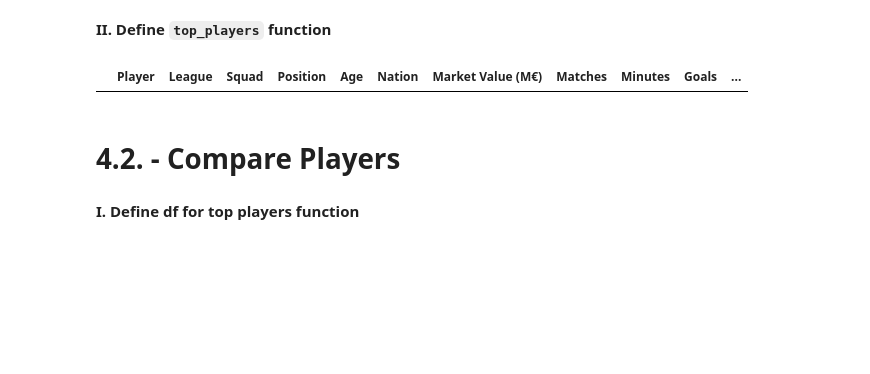
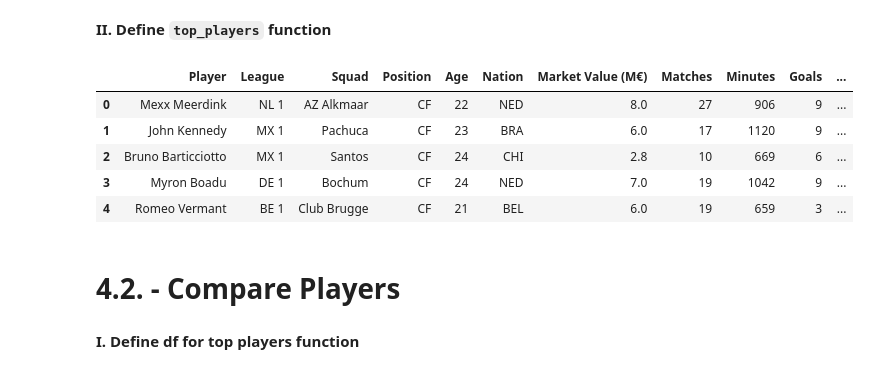
Before and after one commit to pcatarino88/football_scout, a Jupyter notebook: notebooks/4. Scout Functions.ipynb, the cells around one changed output. Drawn from its saved outputs; the diff is of its cells as text; code cells hidden in the pictures; blank space fills up the shorter version.

Commit message:
Several improvements in df for better tab1 table visualization

```diff
--- a/notebooks/4. Scout Functions.ipynb
+++ b/notebooks/4. Scout Functions.ipynb
@@ -50,7 +50,7 @@ cols = [
     # - Passing Accuracy
     'Cmp Passes%','Short Cmp%','Medium Cmp%','Long Cmp%',
     # - Goal Creation
-    'Assists_90m','Key Passes_90m','Goal Creating Actions',
+    'Assists_90m','Key Passes_90m','Goal Creating Actions_90m',
     # - Possession Influence
     'Touches_90m','Carries_90m','Fouls Suffered_90m',
     # - Progressive Carries
@@ -60,7 +60,7 @@ cols = [
     # - Aerial Influence
     'Aerial Duels_90m','Aerial Duels Won%',
     # - Defensive Influence
-    'Tackles_90m','Tackles Won_90m','Blocks_90m','Interceptions_90m','Clearances_90m','Ball Recoveries_90m',
+    'Tackles Won_90m','Blocks_90m','Interceptions_90m','Clearances_90m','Ball Recoveries_90m',
     # - Discipline and Consistency
     'Own Goals_90m','Errors_90m','Yellow Cards_90m','Red Cards_90m','Fouls Commited_90m','Penalty Commited_90m'
 ]
@@ -109,12 +109,12 @@ def top_players(
         "Shooting": ["Shoots_90m","Shoots on Target_90m","Goals/Shoot","FreeKick Tacker"],
         "Passing Influence": ["Short Cmp_90m","Medium Cmp_90m","Long Cmp_90m","Prog Passes_90m","Pass Prog Distance_90m"],
         "Passing Accuracy": ['Cmp Passes%','Short Cmp%','Medium Cmp%','Long Cmp%'],
-        "Goal Creation": ['Assists_90m','Key Passes_90m','Goal Creating Actions'],
+        "Goal Creation": ['Assists_90m','Key Passes_90m','Goal Creating Actions_90m'],
         "Possession Influence": ['Touches_90m','Carries_90m','Fouls Suffered_90m'],
         "Progression": ['Prog Carries_90m','Carries PrgDist_90m'],
         "Dribling": ['Take-Ons Succ_90m','Take-Ons Succ%'],
         "Aerial Influence": ['Aerial Duels_90m','Aerial Duels Won%'],
-        "Defensive Influence": ['Tackles_90m','Tackles Won_90m','Blocks_90m','Interceptions_90m','Clearances_90m','Ball Recoveries_90m'],
+        "Defensive Influence": ['Tackles Won_90m','Blocks_90m','Interceptions_90m','Clearances_90m','Ball Recoveries_90m'],
         "Discipline and Consistency": ['Own Goals_90m','Errors_90m','Yellow Cards_90m','Red Cards_90m','Fouls Commited_90m','Penalty Commited_90m']
     }
     # --------------------------------------------------------------------
@@ -186,17 +186,22 @@ def top_players(
 # %%
 test = top_players(
     df=df_tab1,
-    selected_features=["Goal Scoring", "Shooting"],
+    selected_features=["Goal Scoring", "Goal Creation"],
     n=5,
-    pos=["Center Forward (CF)", "Attacking Midfielder (AM)"],
+    pos=["CF"],
     max_age=24,
     min_minutes=600,
     max_MV=10
 )
 
 display(test)
 # %% [output]
 |  | Player | League | Squad | Position | Age | Nation | Market Value (M€) | Matches | Minutes | Goals | ... |
+| 0 | Mexx Meerdink | NL 1 | AZ Alkmaar | CF | 22 | NED | 8.0 | 27 | 906 | 9 | ... |
+| 1 | John Kennedy | MX 1 | Pachuca | CF | 23 | BRA | 6.0 | 17 | 1120 | 9 | ... |
+| 2 | Bruno Barticciotto | MX 1 | Santos | CF | 24 | CHI | 2.8 | 10 | 669 | 6 | ... |
+| 3 | Myron Boadu | DE 1 | Bochum | CF | 24 | NED | 7.0 | 19 | 1042 | 9 | ... |
+| 4 | Romeo Vermant | BE 1 | Club Brugge | CF | 21 | BEL | 6.0 | 19 | 659 | 3 | ... |
 # %% [markdown]
 # 4.2. - Compare Players
 # %% [markdown]
```
Also changed, not shown: parts of 4 cells of this notebook, 9 other files.
